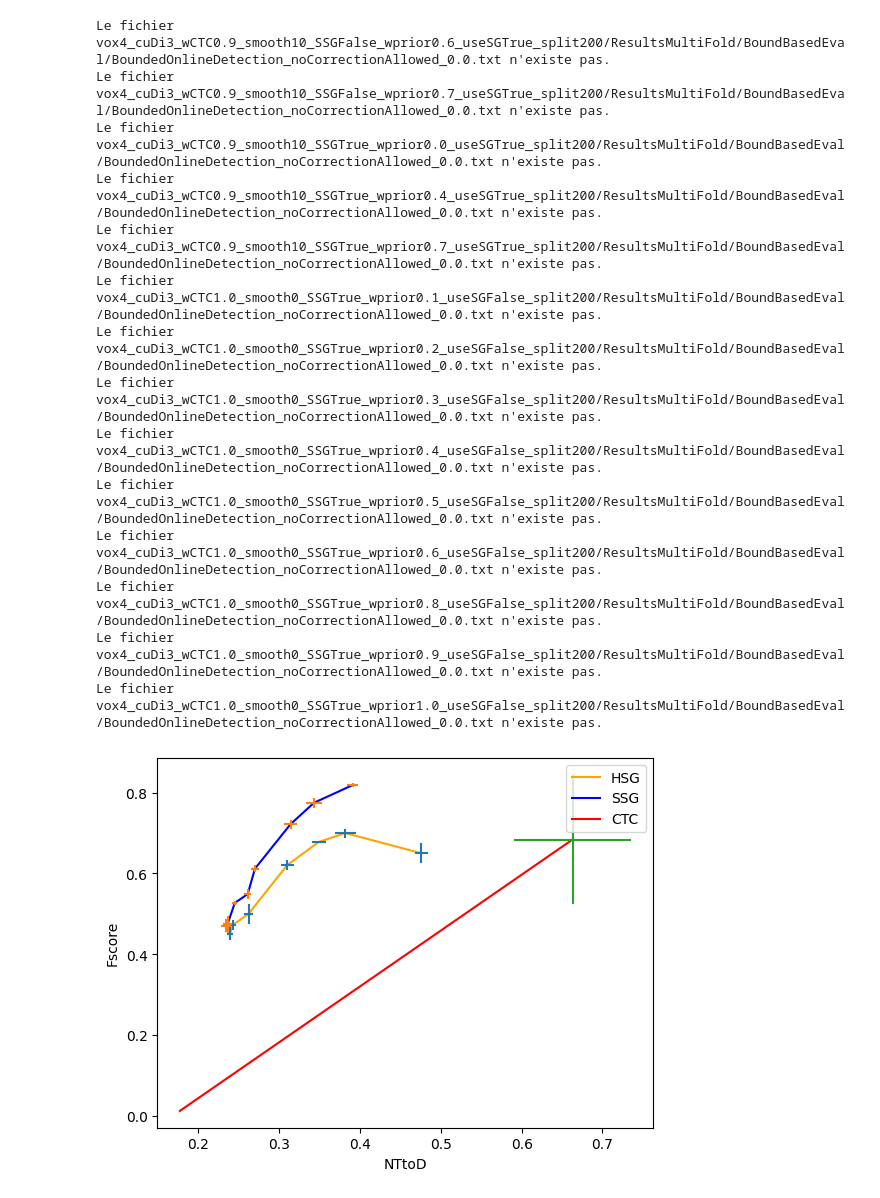
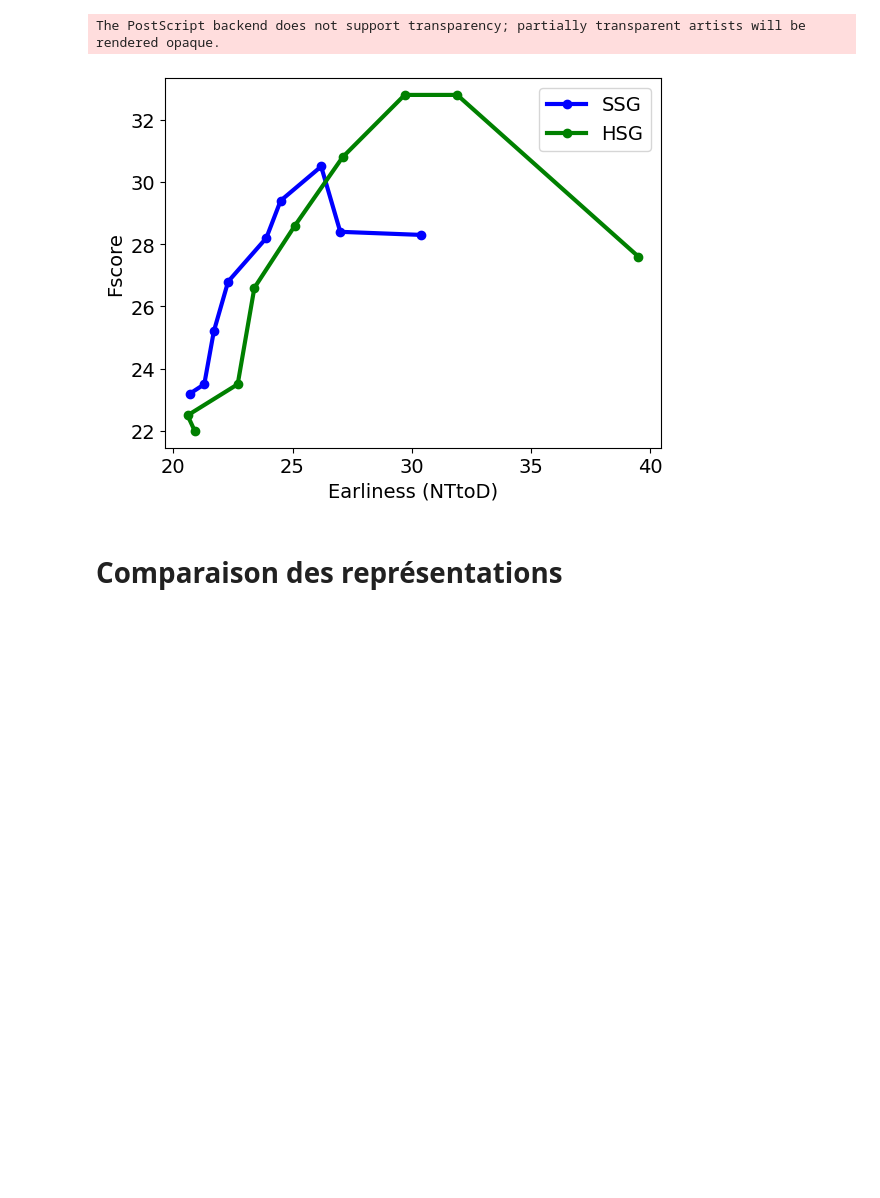
Before and after one commit to Kibo4/DOLT-C3D_with_SGCTC-OAD_2023, a Jupyter notebook: Evaluation/extractCurvesFromResults.ipynb, the cells around one changed output. Drawn from its saved outputs; the diff is of its cells as text; code cells hidden in the pictures; blank space fills up the shorter version.

Commit message:
Add folderMaker for MSRC12 - to download weights from wandb. Add script to draw the cruves for the paper. Add illustrations folder with the exported files

```diff
--- a/Evaluation/extractCurvesFromResults.ipynb
+++ b/Evaluation/extractCurvesFromResults.ipynb
@@ -10,12 +10,12 @@ Z2 = True
 #std
 path = "C:\workspace2\Datasets\Chalearn\expOut\\"
 
-def getFScoreAndNTtoDoFor(doSSG, useSG,wCTC=0.9,smooth=10):
+def getFScoreAndNTtoDoFor(doSSG, useSG,wCTC=0.9,smooth=10,deltaIoU=0.0, vox=4,cudi=3,split=200):
     nttod_fscore_list = []
    # parcours des fichiers
     for x in range(0, 11):
         # construction du nom de fichier
-        filename = f"vox4_cuDi3_wCTC{wCTC}_smooth{str(smooth)}_SSG{str(doSSG)}_wprior{x / 10.0:.1f}_useSG{str(useSG)}_split200/ResultsMultiFold/BoundBasedEval/BoundedOnlineDetection_noCorrectionAllowed_0.0.txt"
+        filename = f"vox{str(vox)}_cuDi{cudi}_wCTC{wCTC}_smooth{str(smooth)}_SSG{str(doSSG)}_wprior{x / 10.0:.1f}_useSG{str(useSG)}_split{str(split)}/ResultsMultiFold/BoundBasedEval/BoundedOnlineDetection_noCorrectionAllowed_{str(deltaIoU)}.txt"
         # vérification si le fichier existe
         if os.path.exists(path+filename):
             # ouverture du fichier en mode lecture
@@ -34,5 +34,15 @@ def getFScoreAndNTtoDoFor(doSSG, useSG,wCTC=0.9,smooth=10):
                 # ajout des coordonnées à la liste correspondante
                 nttod_fscore_list.append((nttod, stdNTtoD,fscore, stdFscore))
         else:
-            print(f"Le fichier {filename} n'existe pas.")
+            # print(f"Le fichier {filename} n'existe pas.")
+            pass
     return nttod_fscore_list
+
+def prettyPrintForLatexIntegration(nttod_fscore_list):
+    #if nttod_fscore_list is a list
+    if isinstance(nttod_fscore_list, list):
+        for nttod, stdNTtoD,fscore, stdFscore in nttod_fscore_list:
+            print(f" {fscore*100:.1f} \pm {stdFscore*100:.1f} & {nttod*100:.1f} \pm {stdNTtoD*100:.1f} \\\\")
+    else:
+        nttod, stdNTtoD,fscore, stdFscore = nttod_fscore_list
+        print(f" {fscore*100:.1f} \pm {stdFscore*100:.1f} & {nttod*100:.1f} \pm {stdNTtoD*100:.1f} \\\\")
@@ -39,59 +117,49 @@ def getFScoreAndNTtoDoFor(doSSG, useSG,wCTC=0.9,smooth=10):
 # %%
-
-
 # création de la figure
 plt.figure()
 
+plt.rcParams.update({'font.size': 14})
+# set the line width of plot higher
+plt.rcParams['lines.linewidth'] = 3
 
-
-
+deltaIoU = 0.8
 # ajout légendes des axes
-plt.xlabel("NTtoD")
+plt.xlabel("Earliness (NTtoD)")
 plt.ylabel("Fscore")
 
 # nttod_list, fscore_list = getFScoreAndNTtoDoFor(doSSG=False, useSG=False)
 # ax.plot(list(map(lambda nt_std:nt_std[0],nttod_list)), list(map(lambda fs_std:fs_std[0],fscore_list)), label="CTC",  color='blue')
 
 # ntto_d__fscore = getFScoreAndNTtoDoFor(True,True)
 # ntto_d__fscore = sorted(ntto_d__fscore, key=lambda x: x[0][0])
 # nttod_list, fscore_list = ntto_d__fscore
 # plt.plot(list(map(lambda nt_std:nt_std[0],nttod_list)), list(map(lambda fs_std:fs_std[0],fscore_list)), label="SSG",  color='orange')
+nttod_fscore_list = getFScoreAndNTtoDoFor(True, True,deltaIoU=deltaIoU)[2:]
+# ntto_d__fscore = sorted(zip(ntto_d, fscore), key=lambda x: x[0][0])
+plt.plot(list(map(lambda nt_std:nt_std[0]*100,nttod_fscore_list)), list(map(lambda fs_std:fs_std[2]*100,nttod_fscore_list)), label="SSG",  color='blue',marker="o")
+# plt.errorbar(list(map(lambda nt_std:nt_std[0],nttod_fscore_list)), list(map(lambda fs_std:fs_std[2],nttod_fscore_list)), xerr=list(map(lambda nt_std:nt_std[1],nttod_fscore_list)), yerr= list(map(lambda fs_std:fs_std[3],nttod_fscore_list)), linestyle='None')
 
 # nttod_list, fscore_list = getFScoreAndNTtoDoFor(doSSG=False, useSG=True)
 # plt.plot(list(map(lambda nt_std:nt_std[0],nttod_list)), list(map(lambda fs_std:fs_std[0],fscore_list)), label="HSG",  color='green')
-nttod_fscore_list = getFScoreAndNTtoDoFor(False, True)[2:]
+nttod_fscore_list = getFScoreAndNTtoDoFor(False, True,deltaIoU=deltaIoU)[2:]
 # ntto_d__fscore = sorted(zip(ntto_d, fscore), key=lambda x: x[0][0])
-plt.plot(list(map(lambda nt_std:nt_std[0],nttod_fscore_list)), list(map(lambda fs_std:fs_std[2],nttod_fscore_list)), label="HSG",  color='orange')
-plt.errorbar(list(map(lambda nt_std:nt_std[0],nttod_fscore_list)), list(map(lambda fs_std:fs_std[2],nttod_fscore_list)), xerr=list(map(lambda nt_std:nt_std[1],nttod_fscore_list)), yerr= list(map(lambda fs_std:fs_std[3],nttod_fscore_list)), linestyle='None')
+plt.plot(list(map(lambda nt_std:nt_std[0]*100,nttod_fscore_list)), list(map(lambda fs_std:fs_std[2]*100,nttod_fscore_list)), label="HSG",  color='green',marker="o")
+# plt.errorbar(list(map(lambda nt_std:nt_std[0],nttod_fscore_list)), list(map(lambda fs_std:fs_std[2],nttod_fscore_list)), xerr=list(map(lambda nt_std:nt_std[1],nttod_fscore_list)), yerr= list(map(lambda fs_std:fs_std[3],nttod_fscore_list)), linestyle='None')
 
-nttod_fscore_list = getFScoreAndNTtoDoFor(True, True)
-# ntto_d__fscore = sorted(zip(ntto_d, fscore), key=lambda x: x[0][0])
-plt.plot(list(map(lambda nt_std:nt_std[0],nttod_fscore_list)), list(map(lambda fs_std:fs_std[2],nttod_fscore_list)), label="SSG",  color='blue')
-plt.errorbar(list(map(lambda nt_std:nt_std[0],nttod_fscore_list)), list(map(lambda fs_std:fs_std[2],nttod_fscore_list)), xerr=list(map(lambda nt_std:nt_std[1],nttod_fscore_list)), yerr= list(map(lambda fs_std:fs_std[3],nttod_fscore_list)), linestyle='None')
 
-nttod_fscore_list = getFScoreAndNTtoDoFor(True, False,wCTC=1.0,smooth=0)
-# ntto_d__fscore = sorted(zip(ntto_d, fscore), key=lambda x: x[0][0])
-plt.plot(list(map(lambda nt_std:nt_std[0],nttod_fscore_list)), list(map(lambda fs_std:fs_std[2],nttod_fscore_list)), label="CTC",  color='red')
-plt.errorbar(list(map(lambda nt_std:nt_std[0],nttod_fscore_list)), list(map(lambda fs_std:fs_std[2],nttod_fscore_list)), xerr=list(map(lambda nt_std:nt_std[1],nttod_fscore_list)), yerr= list(map(lambda fs_std:fs_std[3],nttod_fscore_list)), linestyle='None')
+# nttod_fscore_list = getFScoreAndNTtoDoFor(True, False,wCTC=1,smooth=0,deltaIoU=0.8)
+# plt.plot(list(map(lambda nt_std:nt_std[0],nttod_fscore_list)), list(map(lambda fs_std:fs_std[2],nttod_fscore_list)), label="CTC",  color='red')
+# plt.errorbar(list(map(lambda nt_std:nt_std[0],nttod_fscore_list)), list(map(lambda fs_std:fs_std[2],nttod_fscore_list)), xerr=list(map(lambda nt_std:nt_std[1],nttod_fscore_list)), yerr= list(map(lambda fs_std:fs_std[3],nttod_fscore_list)), linestyle='None')
 
 # ajout de la légende
 plt.legend()
 
 # affichage de la figure
-plt.show()
+# plt.show()
+plt.savefig("../Illustrations/ScoreGraphics/NTtoD_Fscore08.png", format="png",bbox_inches='tight')
+plt.savefig("../Illustrations/ScoreGraphics/NTtoD_Fscore08.eps", format="eps",bbox_inches='tight')
 # %% [output]
-Le fichier vox4_cuDi3_wCTC0.9_smooth10_SSGFalse_wprior0.6_useSGTrue_split200/ResultsMultiFold/BoundBasedEval/BoundedOnlineDetection_noCorrectionAllowed_0.0.txt n'existe pas.
-Le fichier vox4_cuDi3_wCTC0.9_smooth10_SSGFalse_wprior0.7_useSGTrue_split200/ResultsMultiFold/BoundBasedEval/BoundedOnlineDetection_noCorrectionAllowed_0.0.txt n'existe pas.
-Le fichier vox4_cuDi3_wCTC0.9_smooth10_SSGTrue_wprior0.0_useSGTrue_split200/ResultsMultiFold/BoundBasedEval/BoundedOnlineDetection_noCorrectionAllowed_0.0.txt n'existe pas.
-Le fichier vox4_cuDi3_wCTC0.9_smooth10_SSGTrue_wprior0.4_useSGTrue_split200/ResultsMultiFold/BoundBasedEval/BoundedOnlineDetection_noCorrectionAllowed_0.0.txt n'existe pas.
-Le fichier vox4_cuDi3_wCTC0.9_smooth10_SSGTrue_wprior0.7_useSGTrue_split200/ResultsMultiFold/BoundBasedEval/BoundedOnlineDetection_noCorrectionAllowed_0.0.txt n'existe pas.
-Le fichier vox4_cuDi3_wCTC1.0_smooth0_SSGTrue_wprior0.1_useSGFalse_split200/ResultsMultiFold/BoundBasedEval/BoundedOnlineDetection_noCorrectionAllowed_0.0.txt n'existe pas.
-Le fichier vox4_cuDi3_wCTC1.0_smooth0_SSGTrue_wprior0.2_useSGFalse_split200/ResultsMultiFold/BoundBasedEval/BoundedOnlineDetection_noCorrectionAllowed_0.0.txt n'existe pas.
-Le fichier vox4_cuDi3_wCTC1.0_smooth0_SSGTrue_wprior0.3_useSGFalse_split200/ResultsMultiFold/BoundBasedEval/BoundedOnlineDetection_noCorrectionAllowed_0.0.txt n'existe pas.
-Le fichier vox4_cuDi3_wCTC1.0_smooth0_SSGTrue_wprior0.4_useSGFalse_split200/ResultsMultiFold/BoundBasedEval/BoundedOnlineDetection_noCorrectionAllowed_0.0.txt n'existe pas.
-Le fichier vox4_cuDi3_wCTC1.0_smooth0_SSGTrue_wprior0.5_useSGFalse_split200/ResultsMultiFold/BoundBasedEval/BoundedOnlineDetection_noCorrectionAllowed_0.0.txt n'existe pas.
-Le fichier vox4_cuDi3_wCTC1.0_smooth0_SSGTrue_wprior0.6_useSGFalse_split200/ResultsMultiFold/BoundBasedEval/BoundedOnlineDetection_noCorrectionAllowed_0.0.txt n'existe pas.
-Le fichier vox4_cuDi3_wCTC1.0_smooth0_SSGTrue_wprior0.8_useSGFalse_split200/ResultsMultiFold/BoundBasedEval/BoundedOnlineDetection_noCorrectionAllowed_0.0.txt n'existe pas.
-Le fichier vox4_cuDi3_wCTC1.0_smooth0_SSGTrue_wprior0.9_useSGFalse_split200/ResultsMultiFold/BoundBasedEval/BoundedOnlineDetection_noCorrectionAllowed_0.0.txt n'existe pas.
-Le fichier vox4_cuDi3_wCTC1.0_smooth0_SSGTrue_wprior1.0_useSGFalse_split200/ResultsMultiFold/BoundBasedEval/BoundedOnlineDetection_noCorrectionAllowed_0.0.txt n'existe pas.
+The PostScript backend does not support transparency; partially transparent artists will be rendered opaque.
-[figure, old version]
+[figure, new version]
+# %% [markdown]
+# Comparaison des représentations
```
Also changed, not shown: parts of 10 cells of this notebook, 10 other files.
